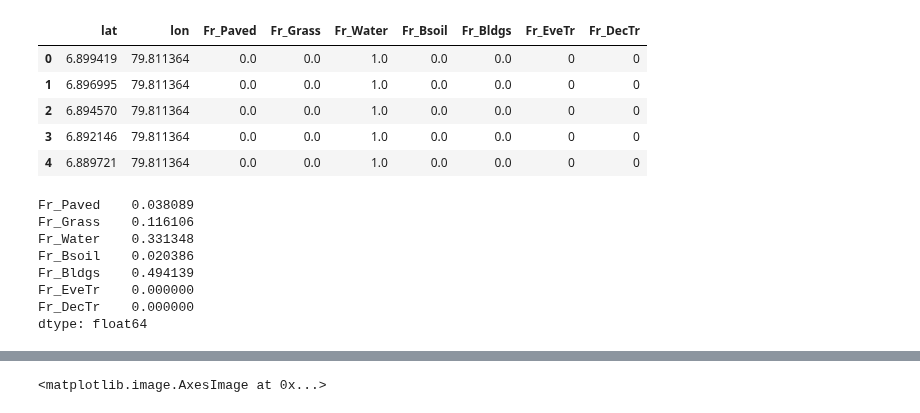
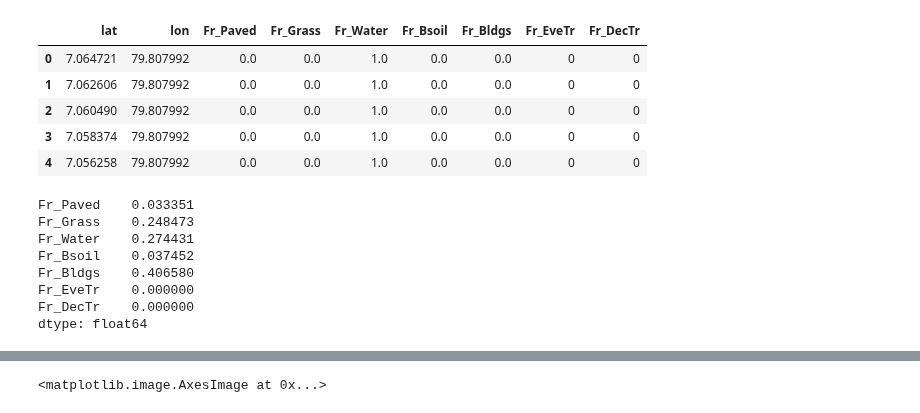
Before and after one commit to Urban-Meteorology-Reading/WRF-SUEWS, a Jupyter notebook: input-processor/pre-processor-SL/Other_modifies/Colombo/land_use.ipynb, the cells around one changed output, grey strips where cells are left out. Drawn from its saved outputs; the diff is of its cells as text; code cells hidden in the pictures.

```diff
--- a/input-processor/pre-processor-SL/Other_modifies/Colombo/land_use.ipynb
+++ b/input-processor/pre-processor-SL/Other_modifies/Colombo/land_use.ipynb
@@ -14,19 +14,19 @@ import rasterio
 from rasterio.features import rasterize
 from rasterio.transform import from_bounds
 # %%
-list_files=glob.glob('/Users/hamidrezaomidvar/Desktop/LINDER/Colombo/fraction*')
+list_files=glob.glob('/Users/hamidrezaomidvar/Desktop/LINDER-2/Colombo-3/fraction*')
 df=pd.concat([pd.read_csv(f,index_col=0) for f in list_files])
 df.columns=['lat','lon','Fr_Paved' ,'Fr_Grass','Fr_Water' ,'Fr_Bsoil','Fr_Bldgs']
 df['Fr_EveTr']=0
 df['Fr_DecTr']=0
 df.head()
 # %% [output]
 |  | lat | lon | Fr_Paved | Fr_Grass | Fr_Water | Fr_Bsoil | Fr_Bldgs | Fr_EveTr | Fr_DecTr |
-| 0 | 6.899419 | 79.811364 | 0.0 | 0.0 | 1.0 | 0.0 | 0.0 | 0 | 0 |
-| 1 | 6.896995 | 79.811364 | 0.0 | 0.0 | 1.0 | 0.0 | 0.0 | 0 | 0 |
-| 2 | 6.894570 | 79.811364 | 0.0 | 0.0 | 1.0 | 0.0 | 0.0 | 0 | 0 |
-| 3 | 6.892146 | 79.811364 | 0.0 | 0.0 | 1.0 | 0.0 | 0.0 | 0 | 0 |
-| 4 | 6.889721 | 79.811364 | 0.0 | 0.0 | 1.0 | 0.0 | 0.0 | 0 | 0 |
+| 0 | 7.064721 | 79.807992 | 0.0 | 0.0 | 1.0 | 0.0 | 0.0 | 0 | 0 |
+| 1 | 7.062606 | 79.807992 | 0.0 | 0.0 | 1.0 | 0.0 | 0.0 | 0 | 0 |
+| 2 | 7.060490 | 79.807992 | 0.0 | 0.0 | 1.0 | 0.0 | 0.0 | 0 | 0 |
+| 3 | 7.058374 | 79.807992 | 0.0 | 0.0 | 1.0 | 0.0 | 0.0 | 0 | 0 |
+| 4 | 7.056258 | 79.807992 | 0.0 | 0.0 | 1.0 | 0.0 | 0.0 | 0 | 0 |
 # %%
 def toapp(row,to_inspect):
     ct=0
@@ -46,11 +46,11 @@ for i in ['Fr_Paved' ,'Fr_Grass','Fr_Water' ,'Fr_Bsoil','Fr_Bldgs']:
 # %%
 df.mean()[2:]
 # %% [output]
-Fr_Paved    0.038089
-Fr_Grass    0.116106
-Fr_Water    0.331348
-Fr_Bsoil    0.020386
-Fr_Bldgs    0.494139
+Fr_Paved    0.033351
+Fr_Grass    0.248473
+Fr_Water    0.274431
+Fr_Bsoil    0.037452
+Fr_Bldgs    0.406580
 Fr_EveTr    0.000000
 Fr_DecTr    0.000000
 dtype: float64
```
Also changed, not shown: parts of 16 cells of this notebook, 2 other files.
